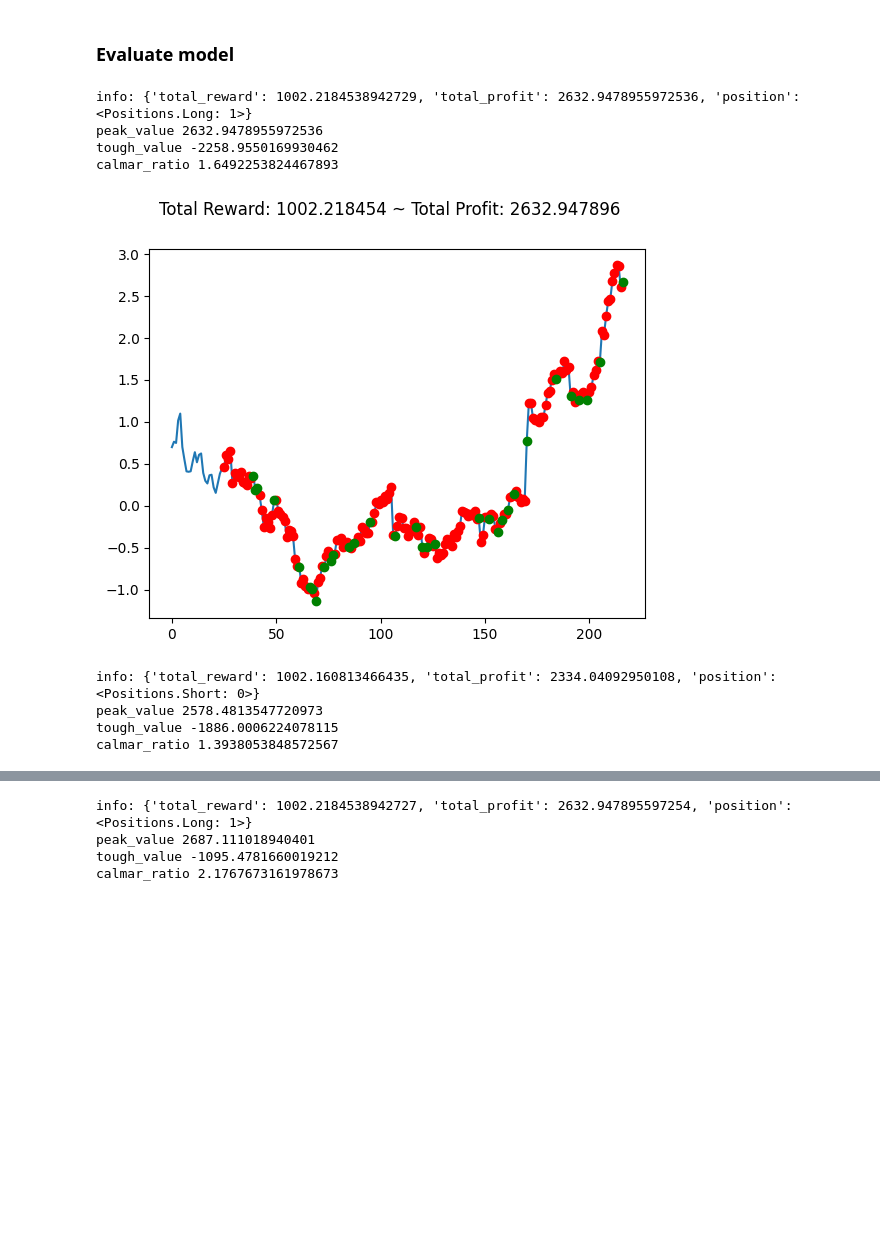
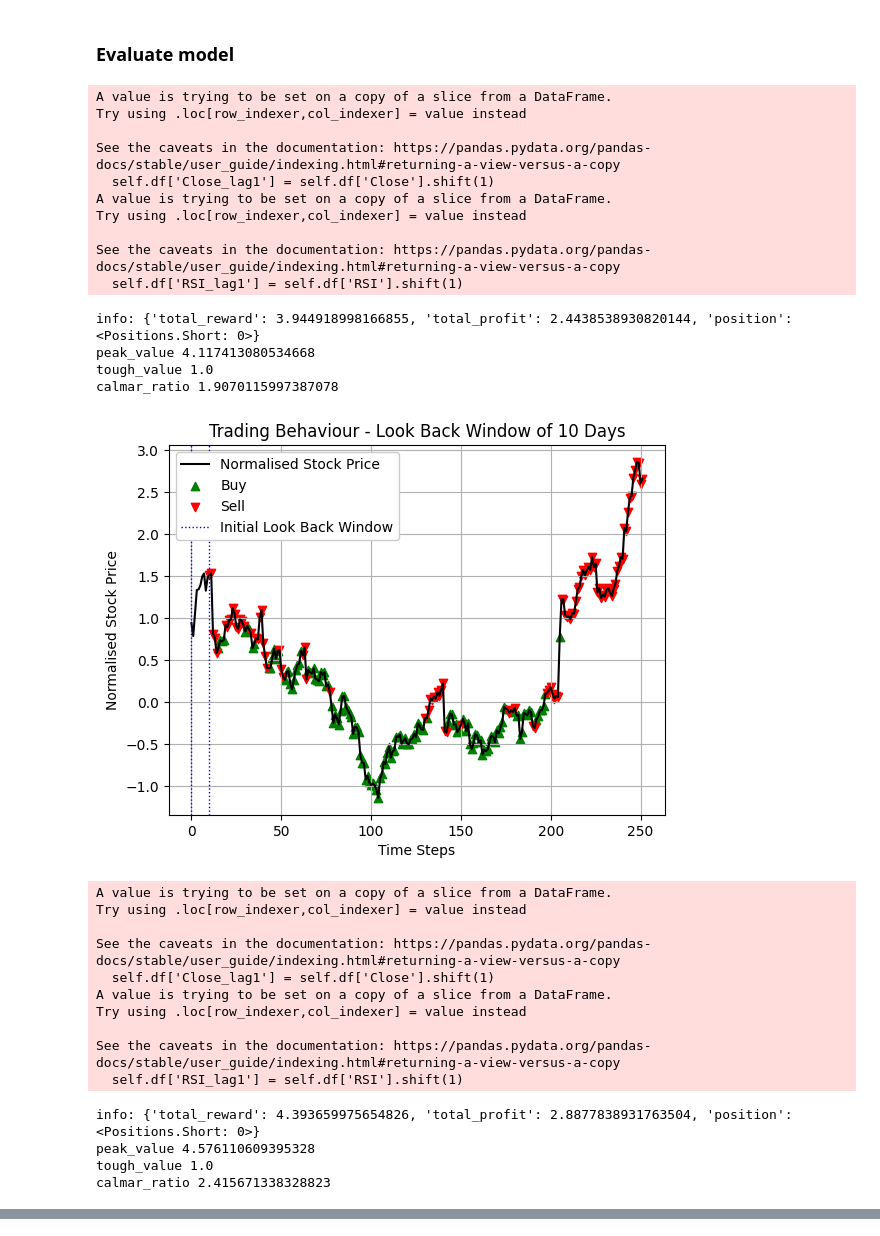
Before and after one commit to mega5800/algo-trading-system, a Jupyter notebook: Code/Gym Anytrading Notebooks/Paper Phase/gym_anytrading_with_technical_indicators_and_sentiment.ipynb, the cells around one changed output, grey strips where cells are left out. Saved outputs shown, nothing was run; the diff lists cells and outputs as text; code cells hidden in the pictures; blank space fills up the shorter version.

```diff
--- a/Code/Gym Anytrading Notebooks/Paper Phase/gym_anytrading_with_technical_indicators_and_sentiment.ipynb
+++ b/Code/Gym Anytrading Notebooks/Paper Phase/gym_anytrading_with_technical_indicators_and_sentiment.ipynb
@@ -52,17 +50,18 @@ INITIAL_CAPITAL = 1000
 DATASET_PATH = '/content/TESLA RL training data - 1 Sentiment 12.2024.csv'
 # %% [markdown]
 ### Methods
-# %%
-def calculate_calmar_ratio(initial_capital,final_capital,peak_value,tough_value):
-
-  cummulative_return = final_capital / initial_capital - 1
-
-  annualized_return = (1 + cummulative_return) ** (365 / 252) - 1
-
-  mdd = (peak_value - tough_value) / peak_value
-
-  calmar_ratio = annualized_return / mdd
-  return calmar_ratio
+# %%
+def calculate_calmar_ratio(initial_capital, final_capital, peak_value, trough_value, trading_days = 252):
+    # Calculate the annualized return using trading days
+    annualized_return = (final_capital / initial_capital) ** (252 / trading_days) - 1
+
+    # Calculate the maximum drawdown
+    max_drawdown = (peak_value - trough_value) / peak_value
+
+    # Calculate the Calmar Ratio
+    calmar_ratio = annualized_return / max_drawdown
+
+    return calmar_ratio
 # %% [markdown]
 ### 3. Read the dataset and preprocess it
 # %%
@@ -214,8 +238,10 @@ class MyCustomEnv(StocksEnv):
 # %% [markdown]
 ### Dataset split
 # %%
-train_df = df.loc[df.index < '2019-01-01']
-test_df = df.loc[df.index >= '2019-01-01']
+split_date = '2019-01-01'
+
+train_df = df.loc[df.index < split_date]
+test_df = df.loc[df.index >= split_date]
 
 print('train_df: ',len(train_df))
 print('test_df: ',len(test_df))
@@ -293,6 +330,8 @@ info: {'total_reward': 1002.4520339856487, 'total_profit': -0.11562943594320343,
 # %%
 model = A2C("MlpPolicy", env, verbose=1)
 
-# Train the model
-model.learn(total_timesteps=62900)
+amount_of_timesteps = AMOUNT_OF_EPISODES * len(train_df)
+print('amount_of_timesteps',amount_of_timesteps)
+
+model.learn(total_timesteps=amount_of_timesteps)
 # %% [output]
@@ -323,41 +359,60 @@ Wrapping the env in a DummyVecEnv.
 calmar_ratio_list = []
 total_reward_list = []
 total_profit_list = []
 
 for i in range(5):
-
-  env = MyCustomEnv(df=test_df, frame_bound=(60, len(test_df)), window_size=WINDOW_SIZE)
+  env = MyCustomEnv(df=test_df, frame_bound=(WINDOW_SIZE, len(test_df)), window_size=WINDOW_SIZE)
 
   observation, info = env.reset()
   while True:
       action = model.predict(observation)
       observation, reward, terminated, truncated, info = env.step(action[0])
       done = terminated or truncated
 
       if done:
           print("info:", info)
           peak_value = np.max(env.history['total_profit'])
           tough_value = np.min(env.history['total_profit'])
           final_capital = info['total_profit']
           print('peak_value',peak_value)
           print('tough_value',tough_value)
           calmar_ratio = calculate_calmar_ratio(INITIAL_CAPITAL,final_capital,peak_value,tough_value)
           print('calmar_ratio',calmar_ratio)
           calmar_ratio_list.append(calmar_ratio)
           total_reward_list.append(info['total_reward'])
           total_profit_list.append(info['total_profit'])
           break
 
   plt.cla()
   env.unwrapped.render_all()
   plt.show()
 # %% [output]
-info: {'total_reward': 1002.2184538942729, 'total_profit': 2632.9478955972536, 'position': <Positions.Long: 1>}
-peak_value 2632.9478955972536
-tough_value -2258.9550169930462
-calmar_ratio 1.6492253824467893
+A value is trying to be set on a copy of a slice from a DataFrame.
+Try using .loc[row_indexer,col_indexer] = value instead
+
+See the caveats in the documentation: https://pandas.pydata.org/pandas-docs/stable/user_guide/indexing.html#returning-a-view-versus-a-copy
+  self.df['Close_lag1'] = self.df['Close'].shift(1)
+A value is trying to be set on a copy of a slice from a DataFrame.
+Try using .loc[row_indexer,col_indexer] = value instead
+
+See the caveats in the documentation: https://pandas.pydata.org/pandas-docs/stable/user_guide/indexing.html#returning-a-view-versus-a-copy
+  self.df['RSI_lag1'] = self.df['RSI'].shift(1)
+info: {'total_reward': 3.944918998166855, 'total_profit': 2.4438538930820144, 'position': <Positions.Short: 0>}
+peak_value 4.117413080534668
+tough_value 1.0
+calmar_ratio 1.9070115997387078
-[figure, old version]
+[figure, new version]
-info: {'total_reward': 1002.160813466435, 'total_profit': 2334.04092950108, 'position': <Positions.Short: 0>}
-peak_value 2578.4813547720973
-tough_value -1886.0006224078115
-calmar_ratio 1.3938053848572567
+A value is trying to be set on a copy of a slice from a DataFrame.
+Try using .loc[row_indexer,col_indexer] = value instead
+
+See the caveats in the documentation: https://pandas.pydata.org/pandas-docs/stable/user_guide/indexing.html#returning-a-view-versus-a-copy
+  self.df['Close_lag1'] = self.df['Close'].shift(1)
+A value is trying to be set on a copy of a slice from a DataFrame.
+Try using .loc[row_indexer,col_indexer] = value instead
+
+See the caveats in the documentation: https://pandas.pydata.org/pandas-docs/stable/user_guide/indexing.html#returning-a-view-versus-a-copy
+  self.df['RSI_lag1'] = self.df['RSI'].shift(1)
+info: {'total_reward': 4.393659975654826, 'total_profit': 2.8877838931763504, 'position': <Positions.Short: 0>}
+peak_value 4.576110609395328
+tough_value 1.0
+calmar_ratio 2.415671338328823
@@ -365,4 +419,0 @@ calmar_ratio 1.3938053848572567
-info: {'total_reward': 1002.2184538942727, 'total_profit': 2632.947895597254, 'position': <Positions.Long: 1>}
-peak_value 2687.111018940401
-tough_value -1095.4781660019212
-calmar_ratio 2.1767673161978673
```
Also changed, not shown: parts of 16 cells of this notebook.
